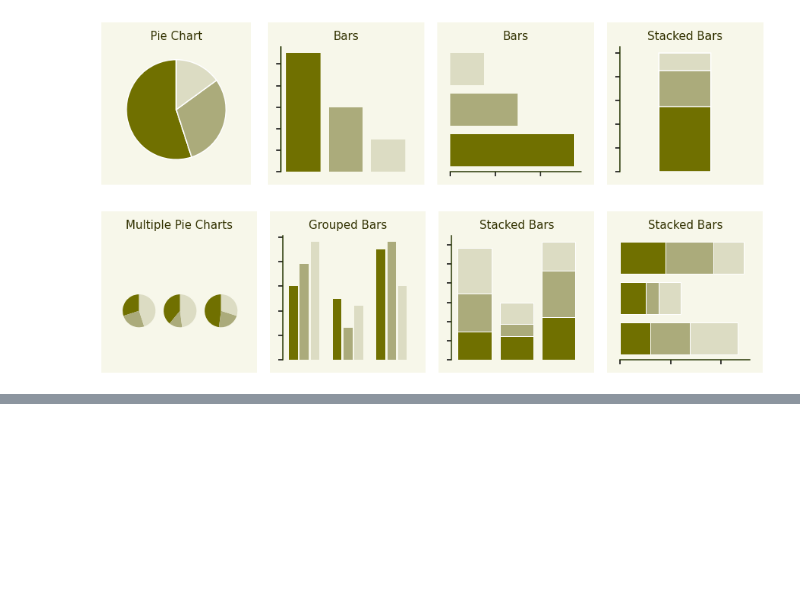
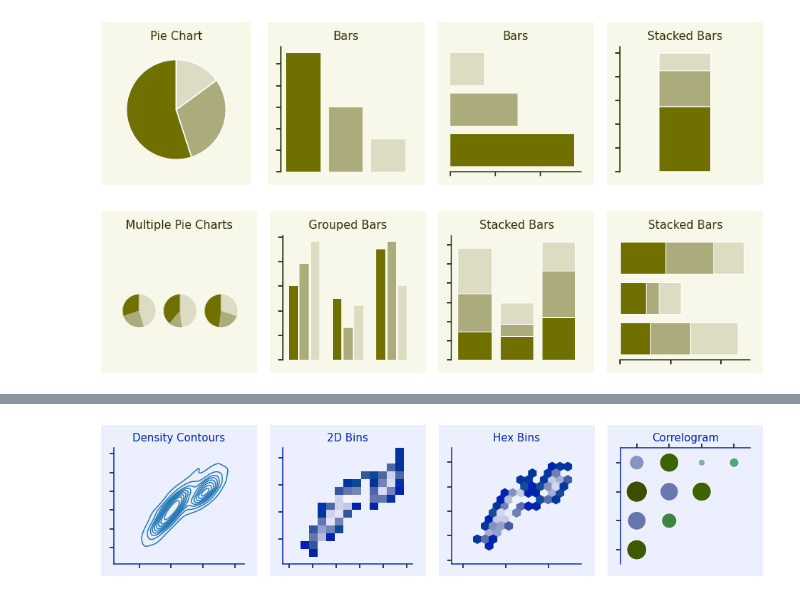
Before and after one commit to hnguyentt/dataviz-python, a Jupyter notebook: 1.From_data_to_viz/05.Directory_of_visualizations.ipynb, the cells around one changed output, grey strips where cells are left out. Saved outputs shown, nothing was run; the diff lists cells and outputs as text; code cells hidden in the pictures; blank space fills up the shorter version.

```diff
--- a/1.From_data_to_viz/05.Directory_of_visualizations.ipynb
+++ b/1.From_data_to_viz/05.Directory_of_visualizations.ipynb
@@ -552,0 +683,70 @@ for ax in axes:
+# %%
+from matplotlib.colors import LinearSegmentedColormap
+cmap = LinearSegmentedColormap.from_list('steel_blue', pal_steel_blue)
+cmap_inv = LinearSegmentedColormap.from_list('steel_blue_inv', pal_steel_blue_inv[1:6] + pal_steel_blue[3:6][::-1])
+
+np.random.seed(42)
+plt.rcParams['axes.facecolor'] = pal_steel_blue[-2]
+plt.rcParams['axes.titlecolor'] = pal_steel_blue[0]
+plt.rcParams['axes.titlesize'] = 15
+plt.rcParams['axes.linewidth'] = 1.5
+plt.rcParams['xtick.major.width'] = 1.5
+plt.rcParams['xtick.major.size'] = 6
+plt.rcParams['ytick.major.width'] = 1.5
+plt.rcParams['ytick.major.size'] = 6
+
+fig, axes = plt.subplots(1, 4, figsize=(16, 3))
+fig.subplots_adjust(wspace=0.3)
+fig.set_facecolor('white')
+
+n1 = int(1500/5)
+n2 = int(800/5)
+x1 = np.random.normal(0, .7, n1)
+y1 = 2*x1 + np.random.normal(0, .8, n1)
+x2 = np.random.normal(0, .4, n2)
+y2 = 1.5*x2 + np.random.normal(0.5, .8, n2)
+x = np.concatenate((x1, x2+2.2))
+y = np.concatenate((y1, y2+1.5))
+
+ax = axes[0]
+ax.set_title('Density Contours')
+sns.kdeplot(x=x, y=y, ax=ax)
+
+ax = axes[1]
+ax.hist2d(x, y, cmap=cmap, cmin=3, bins=15)
+ax.set_title('2D Bins')
+
+ax = axes[2]
+ax.hexbin(x, y, cmap=cmap, gridsize=15, mincnt=3)
+ax.set_title('Hex Bins')
+
+ax = axes[3]
+df = pd.read_csv('../data/resources/mtcars.csv')
+df = df[["mpg", "hp", "drat", "wt", "qsec"]].corr().unstack().reset_index().rename({'level_0': 'var1', 'level_1': 'var2', 0: 'cor'}, axis=1)[['cor', 'var1', 'var2']]
+map_dict = dict(zip(['mpg', 'hp', 'drat', 'wt', 'qsec'], [i for i in range(1,6)]))
+df = df[df['var1'].map(map_dict) < df['var2'].map(map_dict)]
+sns.scatterplot(x='var1', y='var2', hue='cor', data=df, ax=ax,
+                palette=cmap_inv,
+                s=abs(df['cor'])*1000,
+                legend=False)
+ax.set_xlim(-0.5, 3.5)
+ax.set_ylim(3.5, -0.5)
+ax.invert_yaxis()
+
+ax.set_title('Correlogram')
+
+for ax in axes:
+    ax.spines['left'].set_color(pal_steel_blue[0])
+    ax.spines['bottom'].set_color(pal_steel_blue[0])
+    ax.tick_params(top=False, bottom=True, left=True, right=False, labelleft=False, labelbottom=False)
+    rect = Rectangle((-0.1, -0.1), 1.2, 1.3, facecolor=pal_steel_blue[-2], edgecolor="None", transform=ax.transAxes, zorder=-1)
+    ax.set_xlabel('')
+    ax.set_ylabel('')
+    fig.patches.append(rect);
+
+ax.spines['bottom'].set_visible(False)
+ax.spines['top'].set_visible(True)
+ax.spines['top'].set_color(pal_steel_blue[0])
+ax.tick_params(bottom=False, top=True)
+# %% [output]
+[figure, added]
```
Also changed, not shown: parts of 6 cells of this notebook.
